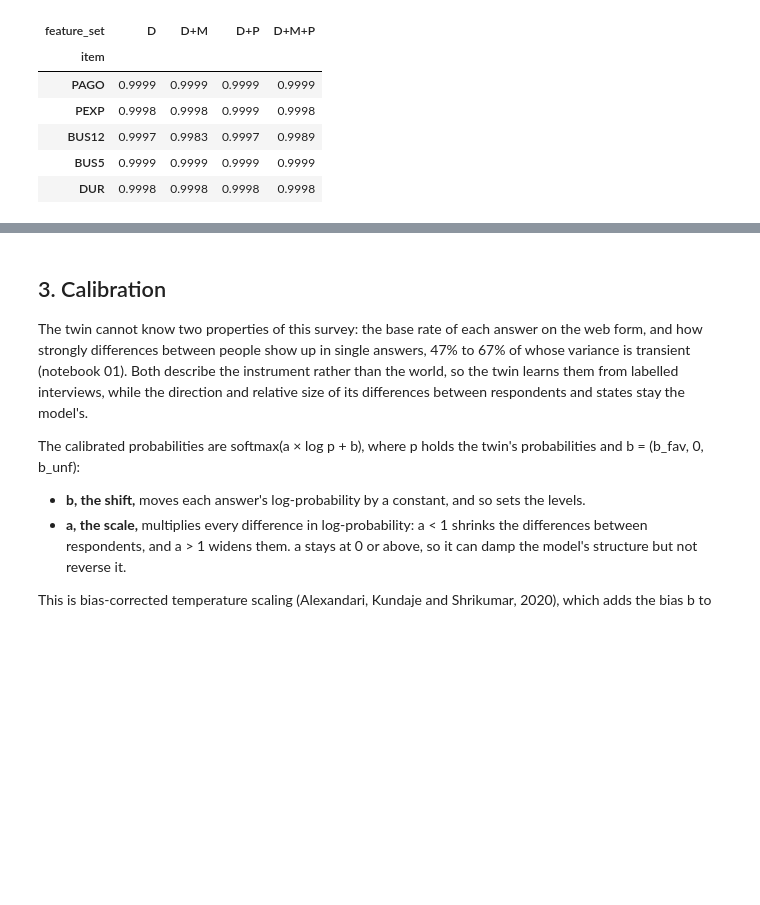
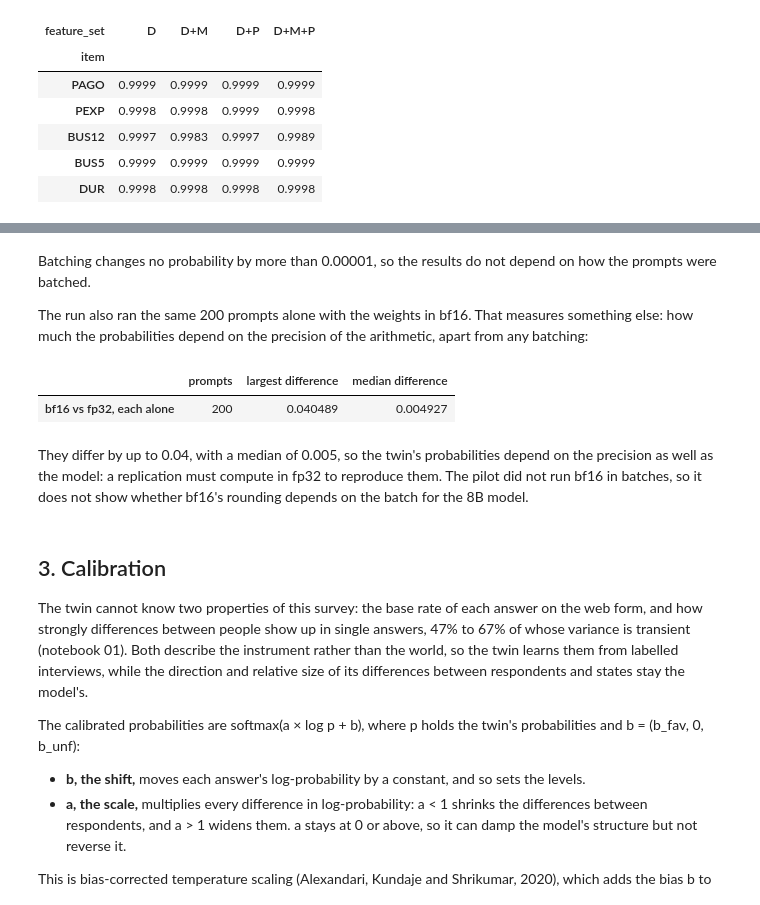
Before and after one commit to jerrydzj/state-dependent-twins, a Jupyter notebook: notebooks/05_mvp_twin_pilot.ipynb, the cells around one changed output, grey strips where cells are left out. Saved outputs shown, nothing was run; the diff lists cells and outputs as text; code cells hidden in the pictures; blank space fills up the shorter version.

```diff
--- a/notebooks/05_mvp_twin_pilot.ipynb
+++ b/notebooks/05_mvp_twin_pilot.ipynb
@@ -201,3 +199,18 @@ as many of the differences between models that the study measures.
+# %% [markdown]
+Batching changes no probability by more than 0.00001, so the results do not depend on how the prompts were batched.
+
+The run also ran the same 200 prompts alone with the weights in bf16. That measures something else: how much the
+probabilities depend on the precision of the arithmetic, apart from any batching:
+# %%
+pd.DataFrame({'bf16 vs fp32, each alone': gap('bf16', 'rerun')}).T.astype({'prompts': int}).style.format(
+    {'largest difference': '{:.6f}', 'median difference': '{:.6f}'})
+# %% [output]
+|  | prompts | largest difference | median difference |
+| bf16 vs fp32, each alone | 200 | 0.040489 | 0.004927 |
+# %% [markdown]
+They differ by up to 0.04, with a median of 0.005, so the twin's probabilities depend on the precision as well as the
+model: a replication must compute in fp32 to reproduce them. The pilot did not run bf16 in batches, so it does not show
+whether bf16's rounding depends on the batch for the 8B model.
 # %% [markdown]
 ## 3. Calibration
 
```
Also changed, not shown: parts of 3 cells of this notebook.
